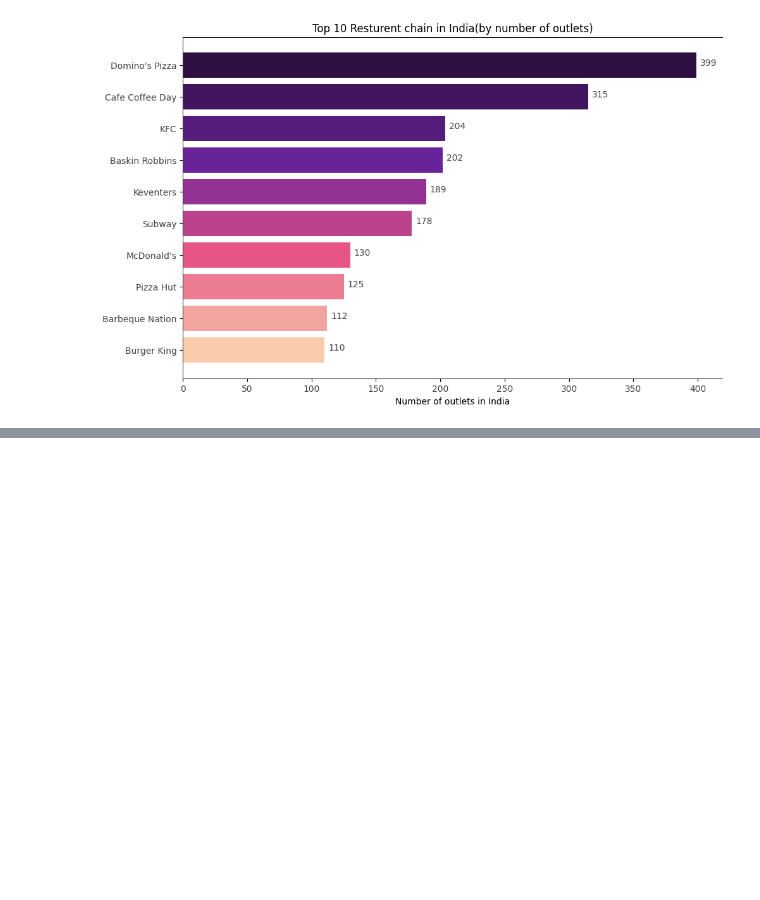
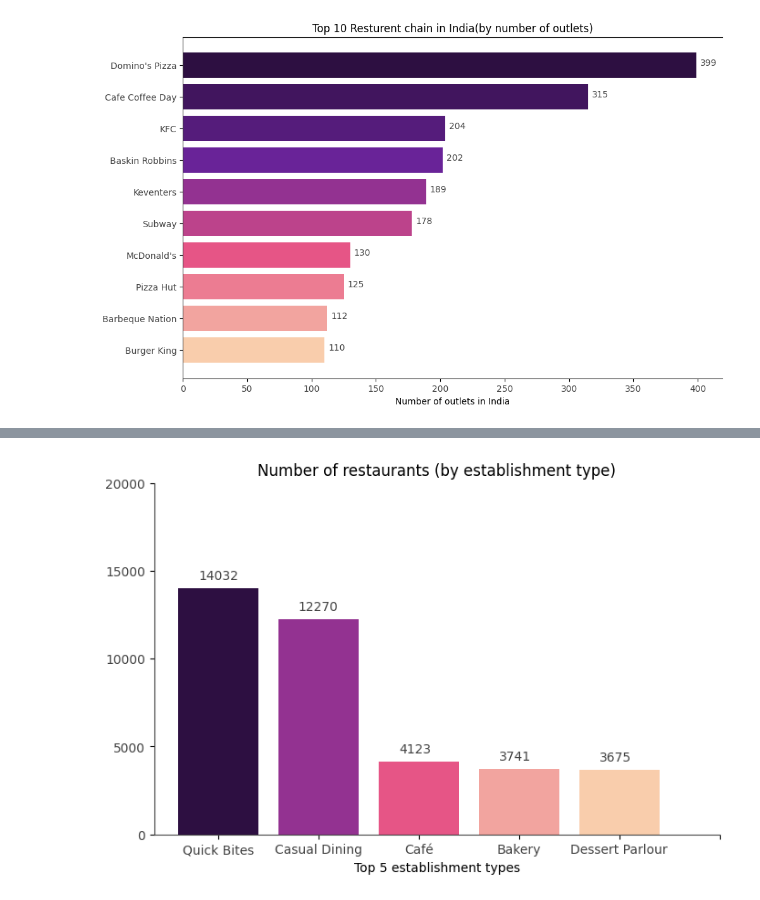
Before and after one commit to Josephvarghes/Zomato_Analysis, a Jupyter notebook: EDA/Zomato_Analysis_EDA.ipynb, the cells around one changed output, grey strips where cells are left out. Cells and saved outputs as stored; diff of their text form; code cells hidden in the pictures; blank space fills up the shorter version.

```diff
--- a/EDA/Zomato_Analysis_EDA.ipynb
+++ b/EDA/Zomato_Analysis_EDA.ipynb
@@ -443,0 +489,26 @@ plt.show()
+# %%
+est_count = data.groupby("establishment").count()["res_id"].sort_values(ascending=False)[:5]
+
+fig = plt.figure(figsize=[8,5], frameon=False)
+ax = fig.gca()
+ax.spines["top"].set_visible(False)
+ax.spines["right"].set_visible(False)
+ax.spines["left"].set_color("#424242")
+ax.spines["bottom"].set_color("#424242")
+
+
+colors = ["#2d0f41",'#933291',"#e65586","#f2a49f","#f9cdac"]
+plt.bar(est_count.index, est_count.values, color=colors)
+
+plt.xticks(range(0, 6), color="#424242")
+plt.yticks(range(0, 25000, 5000), color="#424242")
+plt.xlabel("Top 5 establishment types")
+
+for i, v in enumerate(est_count):
+    ax.text(i-0.2, v+500, str(v), color='#424242')
+plt.title("Number of restaurants (by establishment type)")
+
+
+plt.show()
+# %% [output]
+[figure, added]
```
Also changed, not shown: parts of 34 cells of this notebook.
